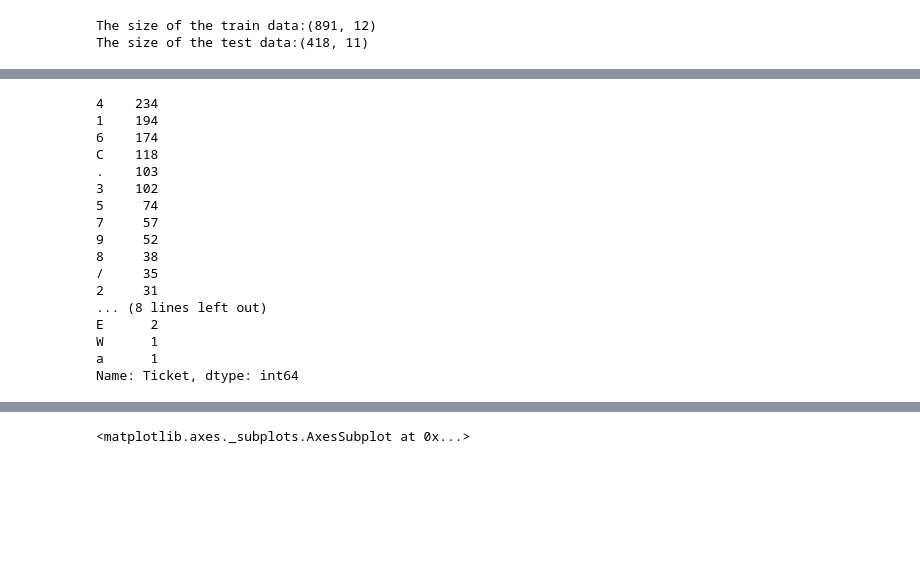
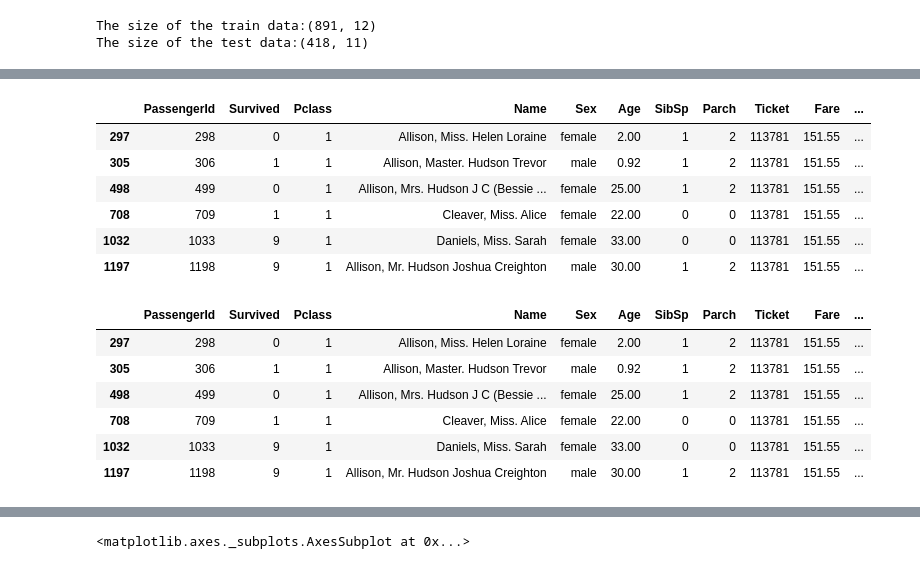
Before and after one commit to yolo-kiyoshi/kaggle_sample, a Jupyter notebook: titanic/notebook/ja-plot.ipynb, the cells around one changed output, grey strips where cells are left out. Saved outputs shown, nothing was run; the diff lists cells and outputs as text; code cells hidden in the pictures; blank space fills up the shorter version.

```diff
--- a/titanic/notebook/ja-plot.ipynb
+++ b/titanic/notebook/ja-plot.ipynb
@@ -38,23 +38,29 @@ alldata.head()
 | 2 | 3 | 1 | 3 | Heikkinen, Miss. Laina | female | 26.0 | 0 | 0 | STON/O2. 3101282 | 7.9250 | ... |
 | 3 | 4 | 1 | 1 | Futrelle, Mrs. Jacques Heath (Lil... | female | 35.0 | 1 | 0 | 113803 | 53.1000 | ... |
 | 4 | 5 | 0 | 3 | Allen, Mr. William Henry | male | 35.0 | 0 | 0 | 373450 | 8.0500 | ... |
-# %%
-alldata.Ticket.map(lambda x: x[1]).value_counts()
-# %% [output]
-4    234
-1    194
-6    174
-C    118
-.    103
-3    102
-5     74
-7     57
-9     52
-8     38
-/     35
-2     31
-... (8 lines left out)
-E      2
-W      1
-a      1
-Name: Ticket, dtype: int64
+# %%
+# Ticketの分析
+# 同一チケット
+for i, v in alldata.groupby(['Ticket']):
+    if len(v) > 5:
+        break
+# %%
+v
+# %% [output]
+|  | PassengerId | Survived | Pclass | Name | Sex | Age | SibSp | Parch | Ticket | Fare | ... |
+| 297 | 298 | 0 | 1 | Allison, Miss. Helen Loraine | female | 2.00 | 1 | 2 | 113781 | 151.55 | ... |
+| 305 | 306 | 1 | 1 | Allison, Master. Hudson Trevor | male | 0.92 | 1 | 2 | 113781 | 151.55 | ... |
+| 498 | 499 | 0 | 1 | Allison, Mrs. Hudson J C (Bessie ... | female | 25.00 | 1 | 2 | 113781 | 151.55 | ... |
+| 708 | 709 | 1 | 1 | Cleaver, Miss. Alice | female | 22.00 | 0 | 0 | 113781 | 151.55 | ... |
+| 1032 | 1033 | 9 | 1 | Daniels, Miss. Sarah | female | 33.00 | 0 | 0 | 113781 | 151.55 | ... |
+| 1197 | 1198 | 9 | 1 | Allison, Mr. Hudson Joshua Creighton | male | 30.00 | 1 | 2 | 113781 | 151.55 | ... |
+# %%
+v
+# %% [output]
+|  | PassengerId | Survived | Pclass | Name | Sex | Age | SibSp | Parch | Ticket | Fare | ... |
+| 297 | 298 | 0 | 1 | Allison, Miss. Helen Loraine | female | 2.00 | 1 | 2 | 113781 | 151.55 | ... |
+| 305 | 306 | 1 | 1 | Allison, Master. Hudson Trevor | male | 0.92 | 1 | 2 | 113781 | 151.55 | ... |
+| 498 | 499 | 0 | 1 | Allison, Mrs. Hudson J C (Bessie ... | female | 25.00 | 1 | 2 | 113781 | 151.55 | ... |
+| 708 | 709 | 1 | 1 | Cleaver, Miss. Alice | female | 22.00 | 0 | 0 | 113781 | 151.55 | ... |
+| 1032 | 1033 | 9 | 1 | Daniels, Miss. Sarah | female | 33.00 | 0 | 0 | 113781 | 151.55 | ... |
+| 1197 | 1198 | 9 | 1 | Allison, Mr. Hudson Joshua Creighton | male | 30.00 | 1 | 2 | 113781 | 151.55 | ... |
```
Also changed, not shown: parts of 31 cells of this notebook.
